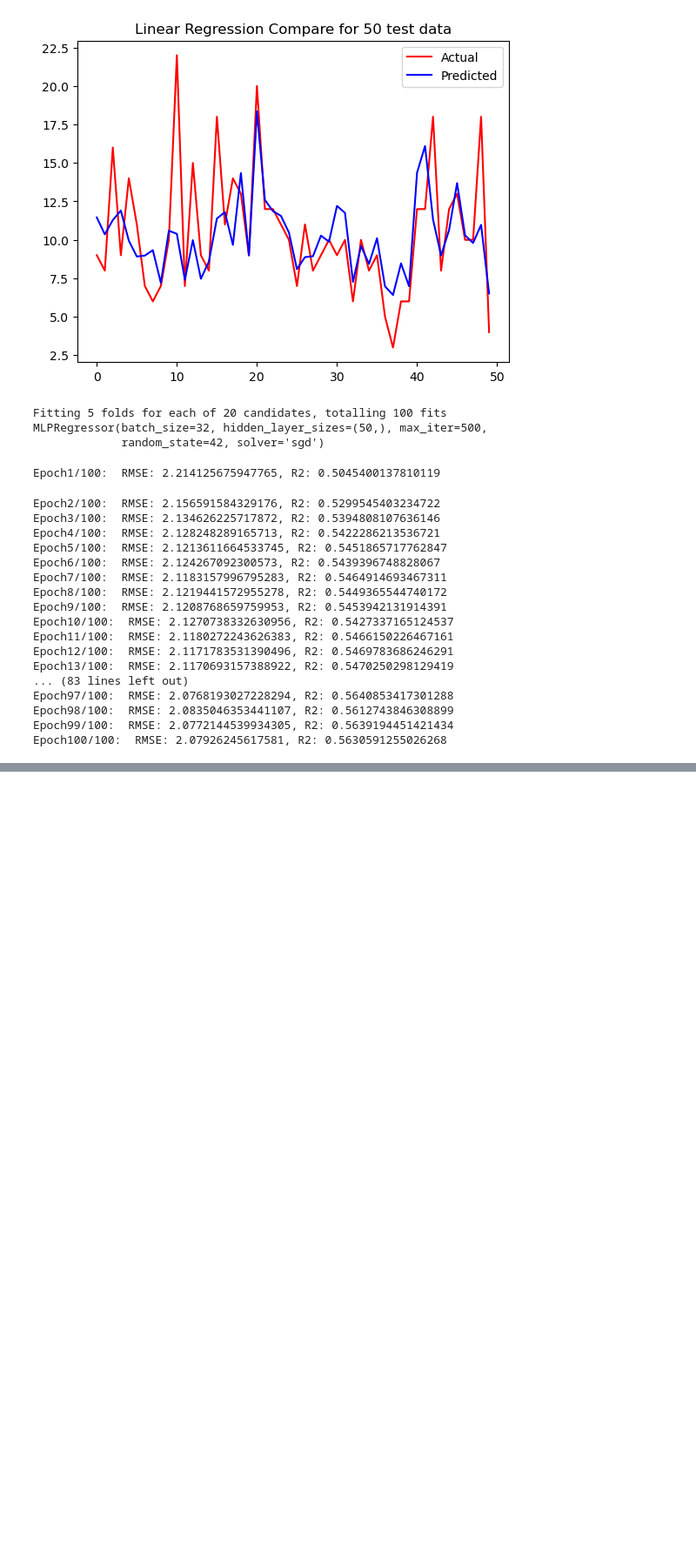
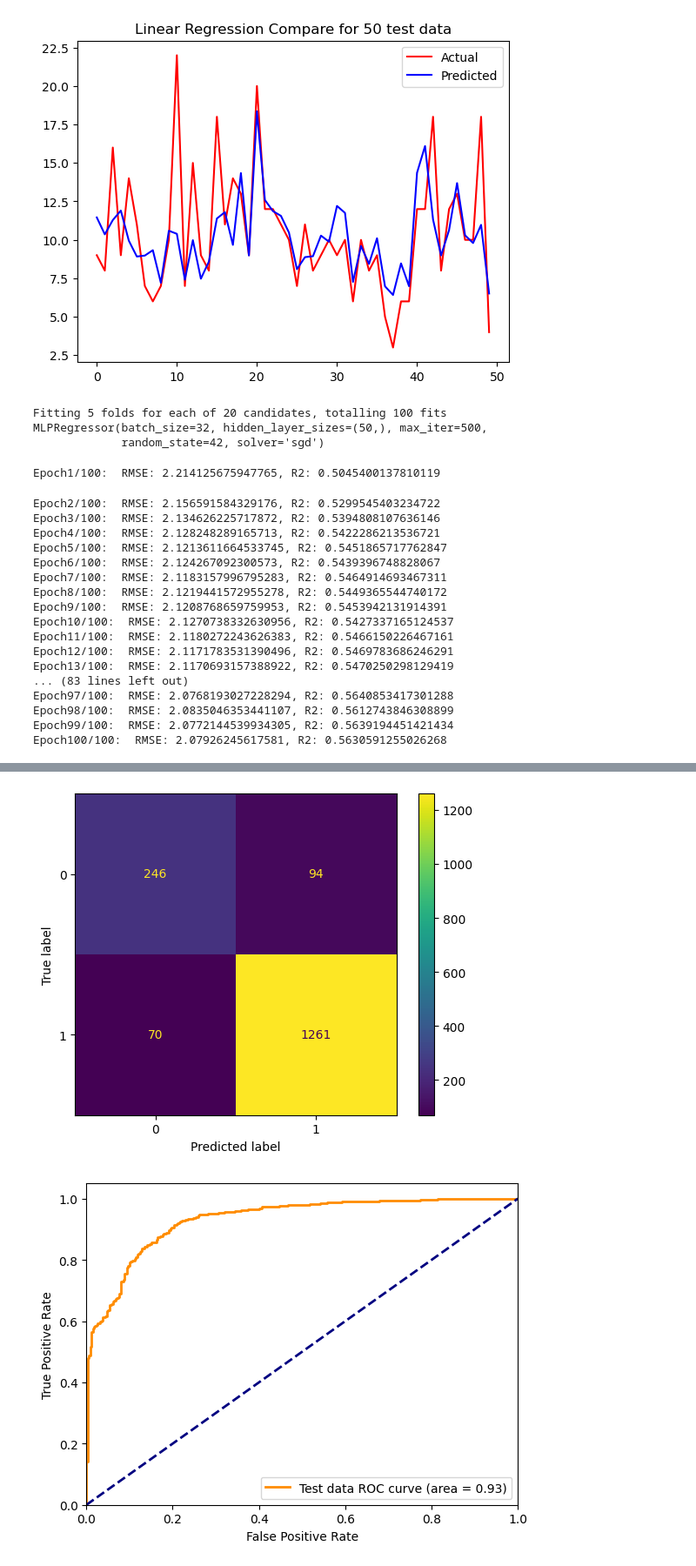
Before and after one commit to 9963KK/MATH5836, a Jupyter notebook: assn1.ipynb, the cells around one changed output, grey strips where cells are left out. Shown at 87% size. Saved outputs shown, nothing was run; the diff lists cells and outputs as text; code cells hidden in the pictures; blank space fills up the shorter version.

```diff
--- a/assn1.ipynb
+++ b/assn1.ipynb
@@ -246,0 +257,44 @@ Epoch100/100:  RMSE: 2.07926245617581, R2: 0.5630591255026268
+# %%
+def logistic_model(X, y, model, plot=False):
+    model = LogisticRegression()
+    if model == 'logi':
+        pass
+    elif model == 'logi_norm':
+        stdc = MinMaxScaler()
+        X[numerical] = stdc.fit_transform(X)
+    elif model == 'logi_two':
+        features = ['Sex', 'Shell_weight']
+        X = X[features]
+    X_train, X_test, y_train, y_test = train_test_split(X, y, test_size=test_size, shuffle=True)
+    model.fit(X_train, y_train)
+    y_pred = model.predict(X_test)
+    y_train_pred = model.predict(X_train)
+    y_prob = model.predict_proba(X_test)[:, 1]
+    y_train_prob = model.predict_proba(X_train)[:, 1]
+    auc_roc = roc_auc_score(y_test, y_prob)
+    fpr, tpr, thresholds = roc_curve(y_test, y_prob)
+    acc_score = accuracy_score(y_test, y_pred)
+
+    train_auc_roc = roc_auc_score(y_train, y_train_prob)
+    train_fpr, train_tpr, train_thresholds = roc_curve(y_train, y_train_prob)
+    train_acc_score = accuracy_score(y_train, y_train_pred)
+    if plot:
+        c_m = confusion_matrix(y_test, y_pred)
+        dis = ConfusionMatrixDisplay(confusion_matrix=c_m)
+        dis.plot()
+        plt.figure()
+        plt.plot(fpr, tpr, color='darkorange', lw=2, label='Test data ROC curve (area = %0.2f)' % auc_roc)
+        plt.plot([0, 1], [0, 1], color='navy', lw=2, linestyle='--')  # 绘制参考线
+        plt.xlim([0.0, 1.0])
+        plt.ylim([0.0, 1.05])
+        plt.xlabel('False Positive Rate')
+        plt.ylabel('True Positive Rate')
+        plt.legend(loc="lower right")
+        plt.show()
+
+    return(acc_score, auc_roc) ,(train_acc_score, train_auc_roc)
+# %%
+logi = logistic_model(X, y_c, model='logi', plot=True)
+# %% [output]
+[figure, added]
+[figure, added]
```
Also changed, not shown: parts of 7 cells of this notebook.
